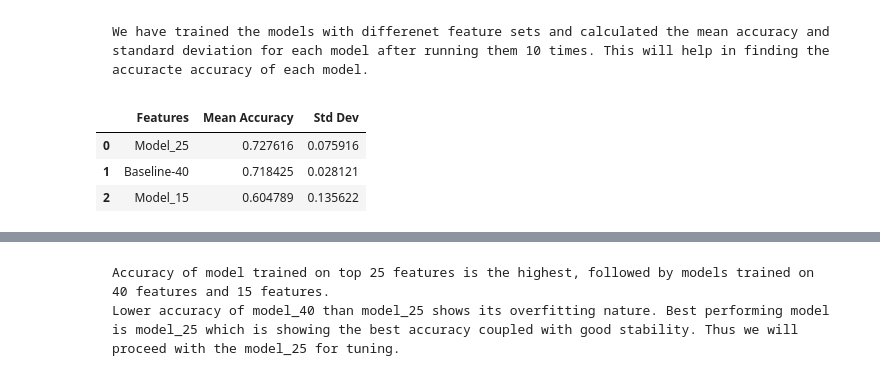
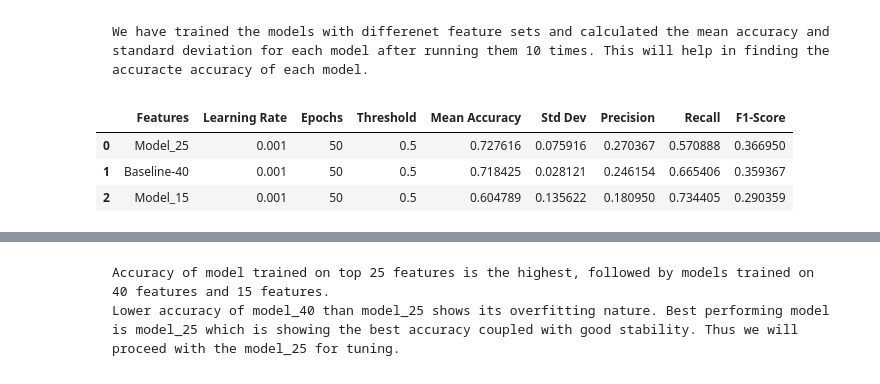
Before and after one commit to Padhanaya/apex-project2, a Jupyter notebook: apex.ipynb, the cells around one changed output, grey strips where cells are left out. Cells and saved outputs as stored; diff of their text form; code cells hidden in the pictures.

````diff
--- a/apex.ipynb
+++ b/apex.ipynb
@@ -854,9 +857,9 @@ class ANN(nn.Module):
     def forward(self, x):
         return self.model(x)
 # %%
-def train_model(X_train, y_train, X_test, y_test, input_dim, lr, epochs, threshold):
+def train_model(X_train, y_train, X_test, y_test, input_dim, hidden1, hidden2, lr, epochs, threshold):
 
-    model = ANN(input_dim)
+    model = ANN(input_dim, hidden1, hidden2)
 
     # class imbalance handle
     pos_weight = (y_train == 0).sum() / (y_train == 1).sum()
@@ -891,8 +894,10 @@ def train_model(X_train, y_train, X_test, y_test, input_dim, lr, epochs, thresho
 
     cr = classification_report(y_test_np, y_pred_np)
     f1 = f1_score(y_test_np, y_pred_np)
+    pr = precision_score(y_test_np, y_pred_np)
+    rc = recall_score(y_test_np, y_pred_np)
 
-    return accuracy.item(), cr, f1
+    return accuracy.item(), cr, f1, pr, rc
 # %% [markdown]
 ```
 Both the above given cells give neural network architecture. Using which we will train different models using different combinations of features.
@@ -903,9 +908,7 @@ result = []
 accs = []
 for i in range(10):
     set_seed(42 + i)
-    acc, cr = train_model(X_train, y_train, X_test, y_test, X_train.shape[1], 0.001, 50)
+    acc, cr, f1, pr, rc = train_model(X_train, y_train, X_test, y_test, X_train.shape[1], 32, 16, 0.001, 50, 0.5)
     accs.append(acc)
 
-result.append(["Baseline-40", np.mean(accs), np.std(accs)])
-print("lr = 0.001, epochs = 50")
-print("classification report:\n", cr)
+result.append(["Baseline-40",0.001, 50, 0.5, np.mean(accs), np.std(accs), pr, rc, f1])
@@ -928,32 +921,33 @@ This is a baseline model with all 40 features.
 accs = []
 for i in range(10):
     set_seed(42 + i)
-    acc = train_model(X_train25, y_train, X_test25, y_test, X_train25.shape[1])
+    acc, cr, f1, pr, rc = train_model(X_train25, y_train, X_test25, y_test, X_train25.shape[1], 32, 16, 0.001, 50, 0.5)
     accs.append(acc)
 
-result.append(["Model_25", np.mean(accs), np.std(accs)])
+result.append(["Model_25",0.001, 50, 0.5, np.mean(accs), np.std(accs), pr, rc, f1])
 # %%
 # Finding mean and standrad deviation of accuracy of the model train on 15 features.
 accs = []
 
 for i in range(10):
     set_seed(42 + i)
-    acc = train_model(X_train15, y_train, X_test15, y_test, X_train15.shape[1])
+    acc, cr, f1, pr, rc = train_model(X_train15, y_train, X_test15, y_test, X_train15.shape[1], 32, 16, 0.001, 50, 0.5)
     accs.append(acc)
 
 
-result.append(["Model_15", np.mean(accs), np.std(accs)])
+result.append(["Model_15",0.001, 50, 0.5, np.mean(accs), np.std(accs), pr, rc, f1])
 # %% [markdown]
 ```
 We have trained the models with differenet feature sets and calculated the mean accuracy and standard deviation for each model after running them 10 times. This will help in finding the accuracte accuracy of each model.
 ```
 # %%
-pd.DataFrame(
+model_df = pd.DataFrame(
     result,
-    columns = ["Features", "Mean Accuracy", "Std Dev"]
-    ).sort_values(by = "Mean Accuracy", ascending = False).reset_index(drop  = 'first')
+    columns = ["Features","Learning Rate", "Epochs", "Threshold", "Mean Accuracy", "Std Dev", "Precision", "Recall", "F1-Score"]
+    ).sort_values(by = "Mean Accuracy", ascending = False).reset_index(drop = True)
+model_df
 # %% [output]
-|  | Features | Mean Accuracy | Std Dev |
-| 0 | Model_25 | 0.727616 | 0.075916 |
-| 1 | Baseline-40 | 0.718425 | 0.028121 |
-| 2 | Model_15 | 0.604789 | 0.135622 |
+|  | Features | Learning Rate | Epochs | Threshold | Mean Accuracy | Std Dev | Precision | Recall | F1-Score |
+| 0 | Model_25 | 0.001 | 50 | 0.5 | 0.727616 | 0.075916 | 0.270367 | 0.570888 | 0.366950 |
+| 1 | Baseline-40 | 0.001 | 50 | 0.5 | 0.718425 | 0.028121 | 0.246154 | 0.665406 | 0.359367 |
+| 2 | Model_15 | 0.001 | 50 | 0.5 | 0.604789 | 0.135622 | 0.180950 | 0.734405 | 0.290359 |
````
Also changed, not shown: parts of 17 cells of this notebook.
